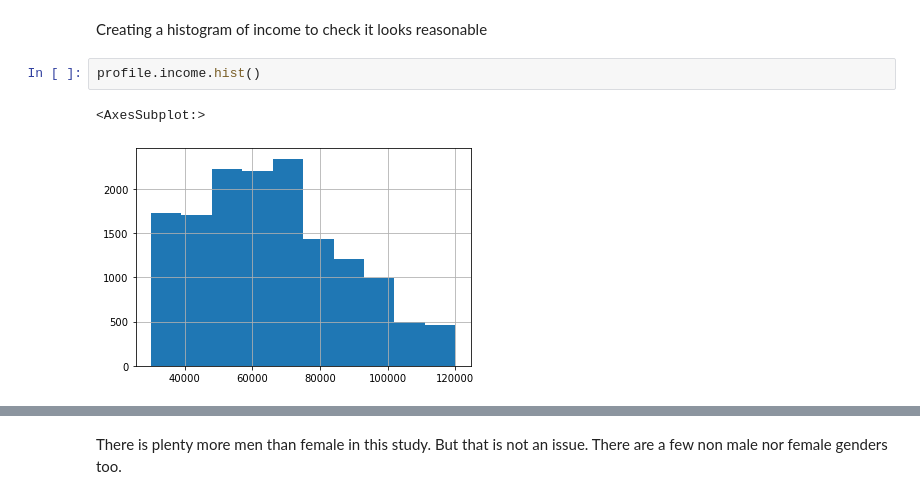
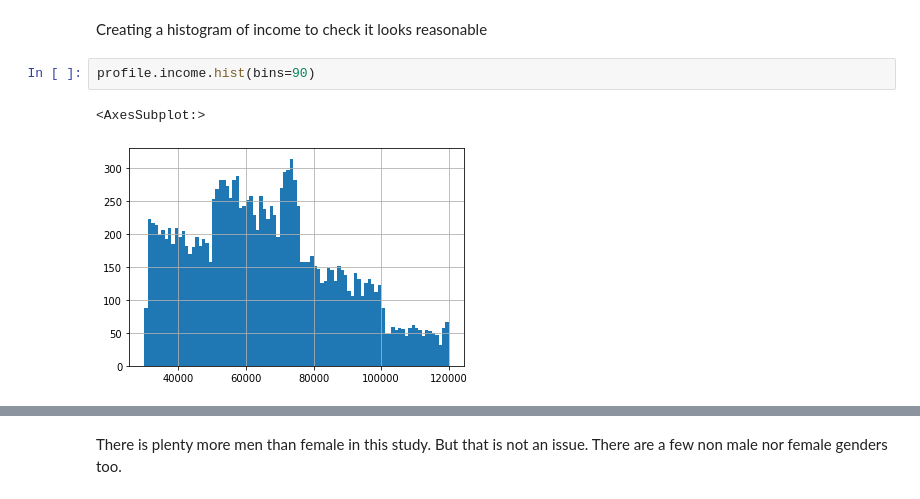
Before and after one commit to benjaminr4/starbucks_project, a Jupyter notebook: Dataset_Exploration.ipynb, the cells around one changed output, grey strips where cells are left out. Drawn from its saved outputs; the diff is of its cells as text.

```diff
--- a/Dataset_Exploration.ipynb
+++ b/Dataset_Exploration.ipynb
@@ -248,7 +340,7 @@ profile.income.min()
 # %% [markdown]
 Creating a histogram of income to check it looks reasonable
 # %%
-profile.income.hist()
+profile.income.hist(bins=90)
 # %% [output]
 <AxesSubplot:>
-[figure, old version]
+[figure, new version]
```
Also changed, not shown: parts of 173 cells of this notebook, 1 other file.
